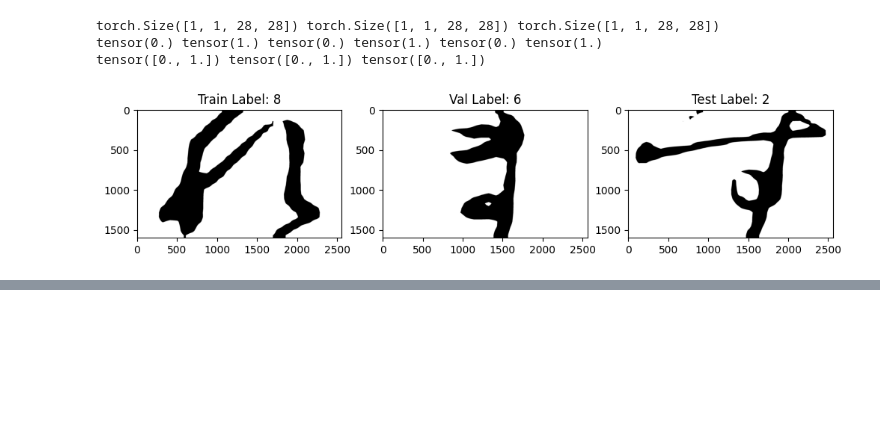
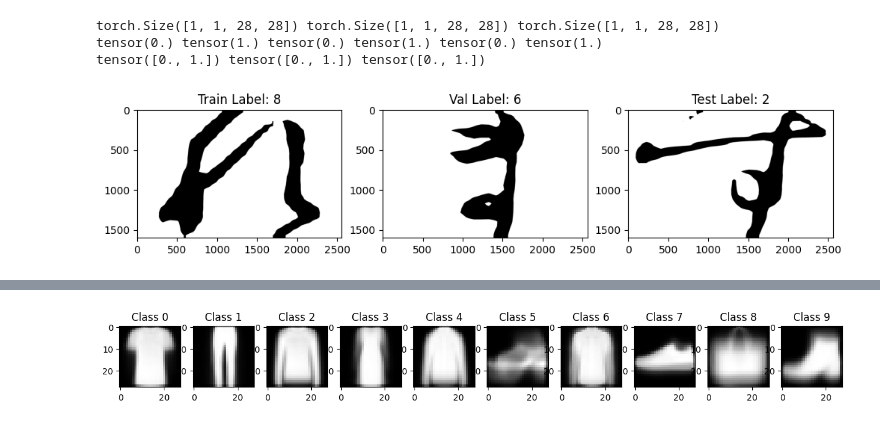
Before and after one commit to tsopeter/VM_NES_Training, a Jupyter notebook: get_data.ipynb, the cells around one changed output, grey strips where cells are left out. Drawn from its saved outputs; the diff is of its cells as text; code cells hidden in the pictures; blank space fills up the shorter version.

```diff
--- a/get_data.ipynb
+++ b/get_data.ipynb
@@ -367,0 +404,84 @@ np.save(LabelDir + 'Test_Dataset.npy', test_labels)
+# %%
+
+# Turn PIL image to tensor for all images
+# Results in [N, 1, 28, 28] tensors
+
+try:
+    train_data = torch.stack([transforms.ToTensor()(image) for image, _ in train_dataset])
+except:
+    train_data = torch.stack([torch.tensor(data) for data, _ in train_dataset]).float()
+    train_data = train_data.squeeze()
+train_labels = np.stack([label for _, label in train_dataset])
+train_labels = torch.tensor(train_labels).squeeze()
+# %%
+# For all classes in train dataset, average the images and plot them
+num_classes = train_labels.max().item() + 1
+
+# Relative-based thresholding
+threshold_relative = 1.0 # This is a relative threshold multiplier relative to the average intensity of the image
+
+# Absolute-based thresholding
+threshold_absolute = 0.5 # This is an absolute threshold value between 0 and 1
+
+mode = 'relative'
+if mode == 'relative':
+    for i in range(len(train_data)):
+        image = train_data[i]
+
+        # Ensure that image has shape 28x28
+        if image.ndim != 2:
+            if image.ndim == 3:
+                image = image.mean(dim=0)
+
+        avg_intensity = image.mean().item()
+        threshold_value = threshold_relative * avg_intensity
+        train_data[i] = (image > threshold_value).float()
+else:
+    for i in range(len(train_data)):
+        image = train_data[i]
+        train_data[i] = (image > threshold_absolute).float()
+
+avg_images = []
+for c in range(num_classes):
+    class_images = train_data[train_labels == c]
+
+    # If the second dimension is not 1, take the mean across that dimension
+    if class_images.shape[1] == 3:
+        class_images = class_images.mean(dim=1, keepdim=True)
+    elif class_images.shape[1] > 3:
+        # Take the first, last, and middle slice
+        middle_idx = class_images.shape[1] // 2
+        class_images = class_images[:, [0, middle_idx, -1], :, :]
+
+        # Then take the mean across that dimension
+        class_images = class_images.mean(dim=1, keepdim=True)
+
+    avg_image = class_images.mean(dim=0)
+    avg_images.append(avg_image)
+
+# Plot average images
+fig, axs = plt.subplots(1, num_classes, figsize=(15, 5))
+for c in range(num_classes):
+    axs[c].imshow(avg_images[c].squeeze(), cmap='gray')
+    axs[c].set_title(f'Class {c}')
+plt.show()
+
+# For each class, plot 10 sample images
+for c in range(num_classes):
+    class_images = train_data[train_labels == c]
+    fig, axs = plt.subplots(2, 5, figsize=(15, 6))
+    for i in range(10):
+        ax = axs[i // 5, i % 5]
+
+        image = class_images[i]
+
+        image = image.squeeze()
+        # if it has 3 channels, take the mean across channels
+        if image.ndim != 2:
+            image = image.mean(dim=0)
+        ax.imshow(image, cmap='gray')
+        ax.set_title(f'Class {c} Sample {i}')
+        ax.axis('off')
+    plt.show()
+# %% [output]
+[figure, added]
```
Also changed, not shown: parts of 4 cells of this notebook, 3 other files.
